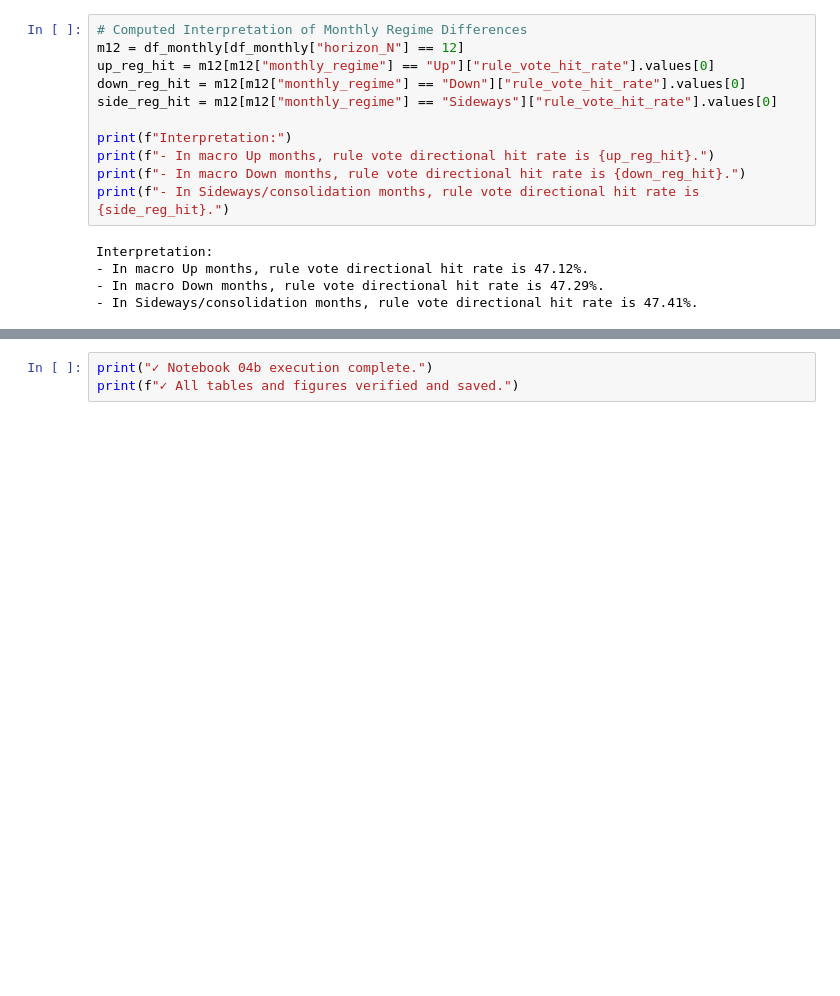
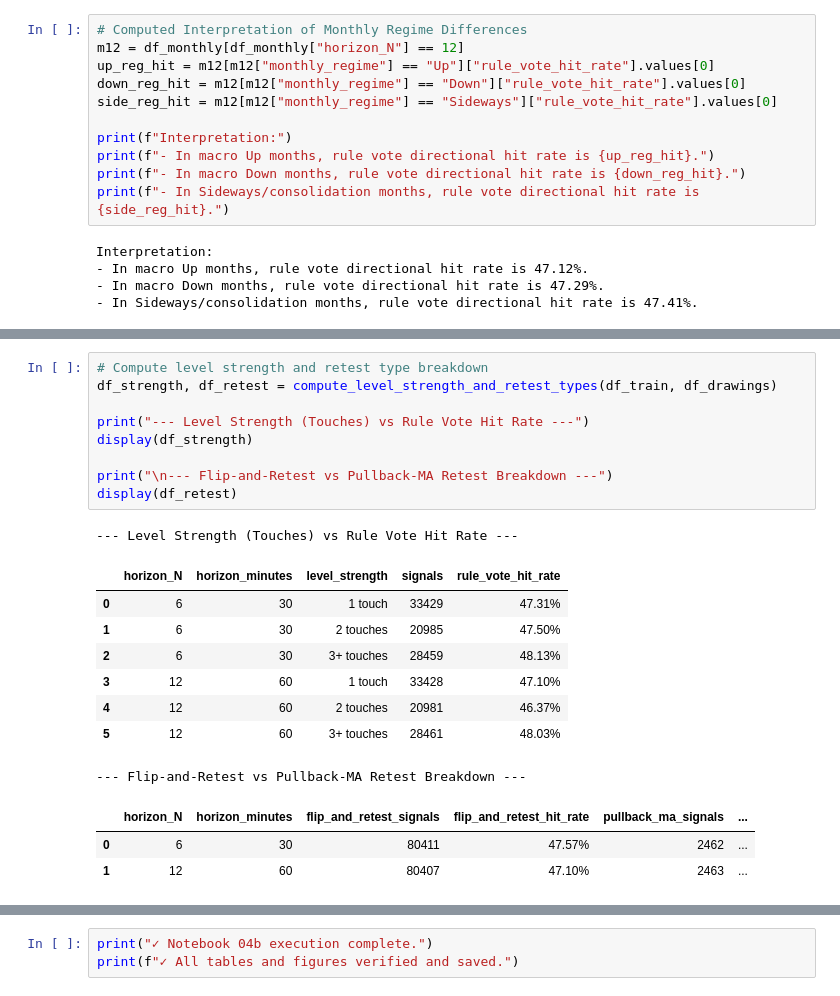
Before and after one commit to DSK-champ/Stock-Market-ML-Indicator, a Jupyter notebook: ML/notebooks/04b_Structure_Engine.ipynb, the cells around one changed output, grey strips where cells are left out. Saved outputs shown, nothing was run; the diff lists cells and outputs as text; blank space fills up the shorter version.

```diff
--- a/ML/notebooks/04b_Structure_Engine.ipynb
+++ b/ML/notebooks/04b_Structure_Engine.ipynb
@@ -359,0 +379,22 @@ Interpretation:
+# %%
+# Compute level strength and retest type breakdown
+df_strength, df_retest = compute_level_strength_and_retest_types(df_train, df_drawings)
+
+print("--- Level Strength (Touches) vs Rule Vote Hit Rate ---")
+display(df_strength)
+
+print("\n--- Flip-and-Retest vs Pullback-MA Retest Breakdown ---")
+display(df_retest)
+# %% [output]
+--- Level Strength (Touches) vs Rule Vote Hit Rate ---
+|  | horizon_N | horizon_minutes | level_strength | signals | rule_vote_hit_rate |
+| 0 | 6 | 30 | 1 touch | 33429 | 47.31% |
+| 1 | 6 | 30 | 2 touches | 20985 | 47.50% |
+| 2 | 6 | 30 | 3+ touches | 28459 | 48.13% |
+| 3 | 12 | 60 | 1 touch | 33428 | 47.10% |
+| 4 | 12 | 60 | 2 touches | 20981 | 46.37% |
+| 5 | 12 | 60 | 3+ touches | 28461 | 48.03% |
+--- Flip-and-Retest vs Pullback-MA Retest Breakdown ---
+|  | horizon_N | horizon_minutes | flip_and_retest_signals | flip_and_retest_hit_rate | pullback_ma_signals | ... |
+| 0 | 6 | 30 | 80411 | 47.57% | 2462 | ... |
+| 1 | 12 | 60 | 80407 | 47.10% | 2463 | ... |
```
Also changed, not shown: parts of 22 cells of this notebook, 15 other files.
